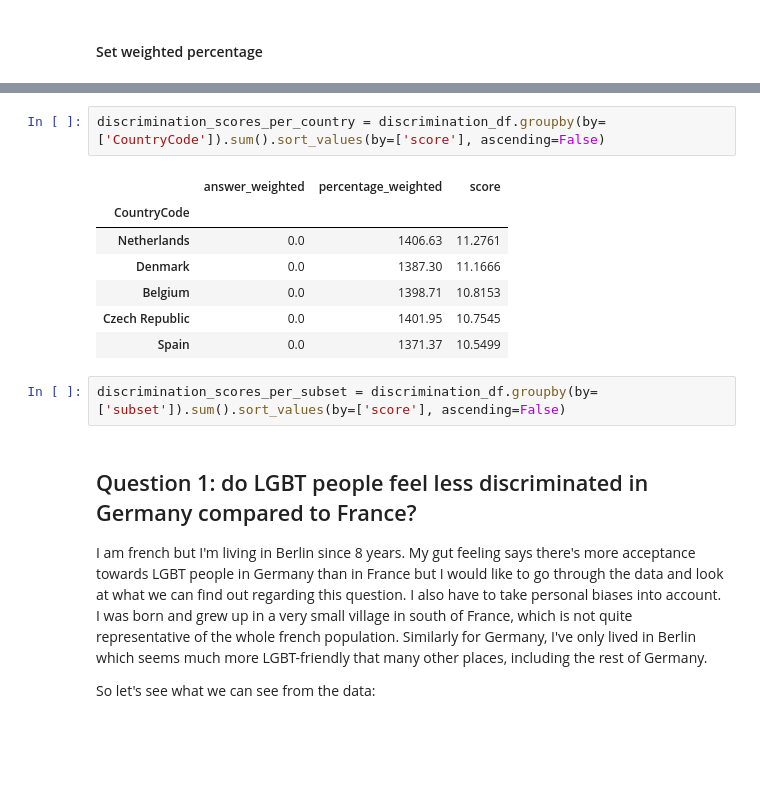
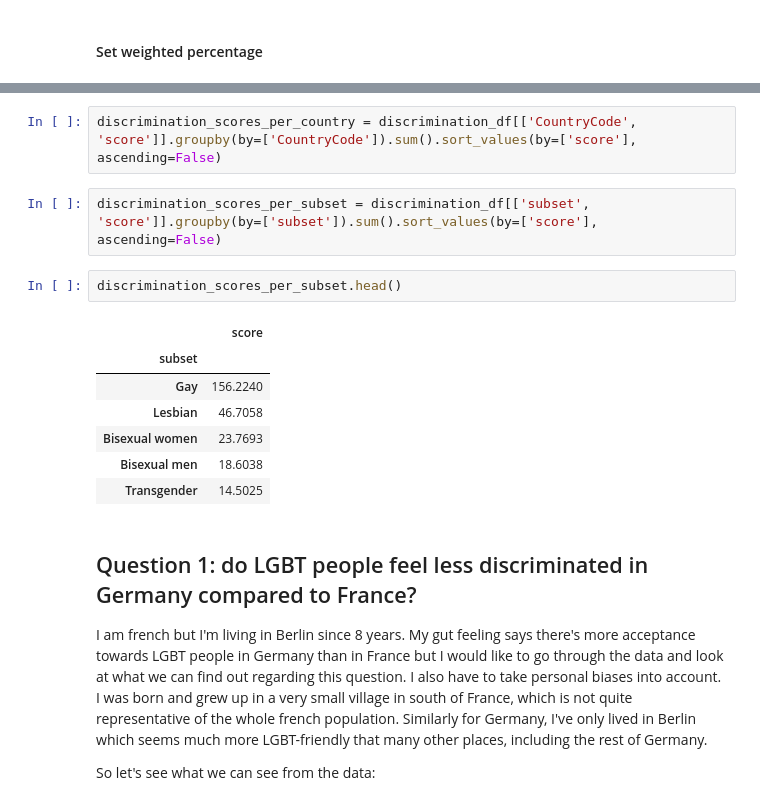
Before and after one commit to lhache/lgbt-data, a Jupyter notebook: main.ipynb, the cells around one changed output, grey strips where cells are left out. Drawn from its saved outputs; the diff is of its cells as text; blank space fills up the shorter version.

```diff
--- a/main.ipynb
+++ b/main.ipynb
@@ -236,17 +233,19 @@ discrimination_df.head()
 | 1254 | Belgium | Transgender | c2a_a | In the last 12 months, in the cou... | No | 61 | NaN | 1.0 | ... |
 | 1256 | Bulgaria | Transgender | c2a_a | In the last 12 months, in the cou... | Yes | 33 | NaN | -1.0 | ... |
 # %%
-discrimination_scores_per_country = discrimination_df.groupby(by=['CountryCode']).sum().sort_values(by=['score'], ascending=False)
+discrimination_scores_per_country = discrimination_df[['CountryCode', 'score']].groupby(by=['CountryCode']).sum().sort_values(by=['score'], ascending=False)
-# %% [output]
-|  | answer_weighted | percentage_weighted | score |
-| CountryCode |  |  |  |
-| Netherlands | 0.0 | 1406.63 | 11.2761 |
-| Denmark | 0.0 | 1387.30 | 11.1666 |
-| Belgium | 0.0 | 1398.71 | 10.8153 |
-| Czech Republic | 0.0 | 1401.95 | 10.7545 |
-| Spain | 0.0 | 1371.37 | 10.5499 |
 # %%
-discrimination_scores_per_subset = discrimination_df.groupby(by=['subset']).sum().sort_values(by=['score'], ascending=False)
+discrimination_scores_per_subset = discrimination_df[['subset', 'score']].groupby(by=['subset']).sum().sort_values(by=['score'], ascending=False)
+# %%
+discrimination_scores_per_subset.head()
+# %% [output]
+|  | score |
+| subset |  |
+| Gay | 156.2240 |
+| Lesbian | 46.7058 |
+| Bisexual women | 23.7693 |
+| Bisexual men | 18.6038 |
+| Transgender | 14.5025 |
 # %% [markdown]
 ## Question 1: do LGBT people feel less discriminated in Germany compared to France?
 
```
Also changed, not shown: parts of 6 cells of this notebook, 5 other files.
